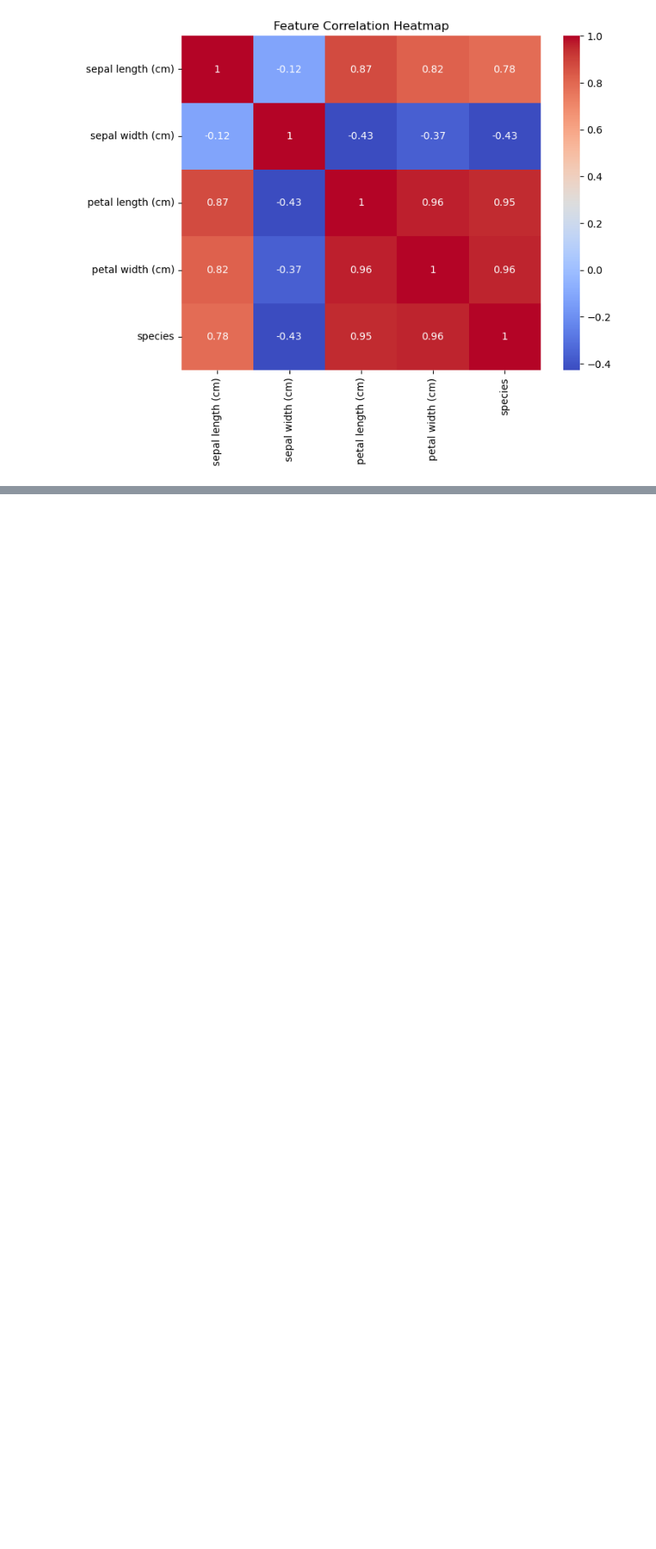
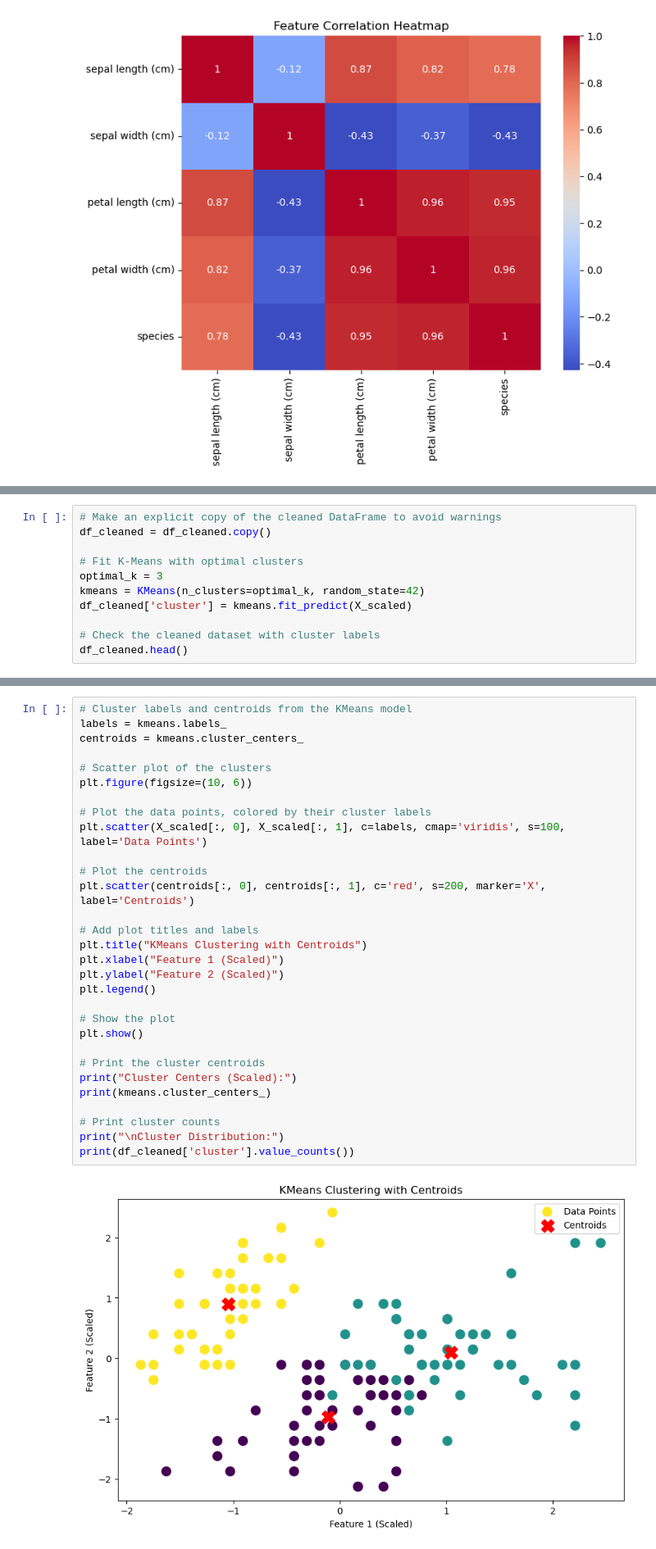
Before and after one commit to Johnnysnipes90/Clustering-Iris-dataset, a Jupyter notebook: Notebook.ipynb, the cells around one changed output, grey strips where cells are left out. Shown: that part at 82% size. Cells and saved outputs as stored; diff of their text form; blank space fills up the shorter version.

```diff
--- a/Notebook.ipynb
+++ b/Notebook.ipynb
@@ -177,0 +315,11 @@ plt.show()
+# %%
+# Make an explicit copy of the cleaned DataFrame to avoid warnings
+df_cleaned = df_cleaned.copy()
+
+# Fit K-Means with optimal clusters
+optimal_k = 3
+kmeans = KMeans(n_clusters=optimal_k, random_state=42)
+df_cleaned['cluster'] = kmeans.fit_predict(X_scaled)
+
+# Check the cleaned dataset with cluster labels
+df_cleaned.head()
@@ -177,0 +336,32 @@ plt.show()
+# %%
+# Cluster labels and centroids from the KMeans model
+labels = kmeans.labels_
+centroids = kmeans.cluster_centers_
+
+# Scatter plot of the clusters
+plt.figure(figsize=(10, 6))
+
+# Plot the data points, colored by their cluster labels
+plt.scatter(X_scaled[:, 0], X_scaled[:, 1], c=labels, cmap='viridis', s=100, label='Data Points')
+
+# Plot the centroids
+plt.scatter(centroids[:, 0], centroids[:, 1], c='red', s=200, marker='X', label='Centroids')
+
+# Add plot titles and labels
+plt.title("KMeans Clustering with Centroids")
+plt.xlabel("Feature 1 (Scaled)")
+plt.ylabel("Feature 2 (Scaled)")
+plt.legend()
+
+# Show the plot
+plt.show()
+
+# Print the cluster centroids
+print("Cluster Centers (Scaled):")
+print(kmeans.cluster_centers_)
+
+# Print cluster counts
+print("\nCluster Distribution:")
+print(df_cleaned['cluster'].value_counts())
+# %% [output]
+[figure, added]
```
Also changed, not shown: parts of 39 cells of this notebook.
